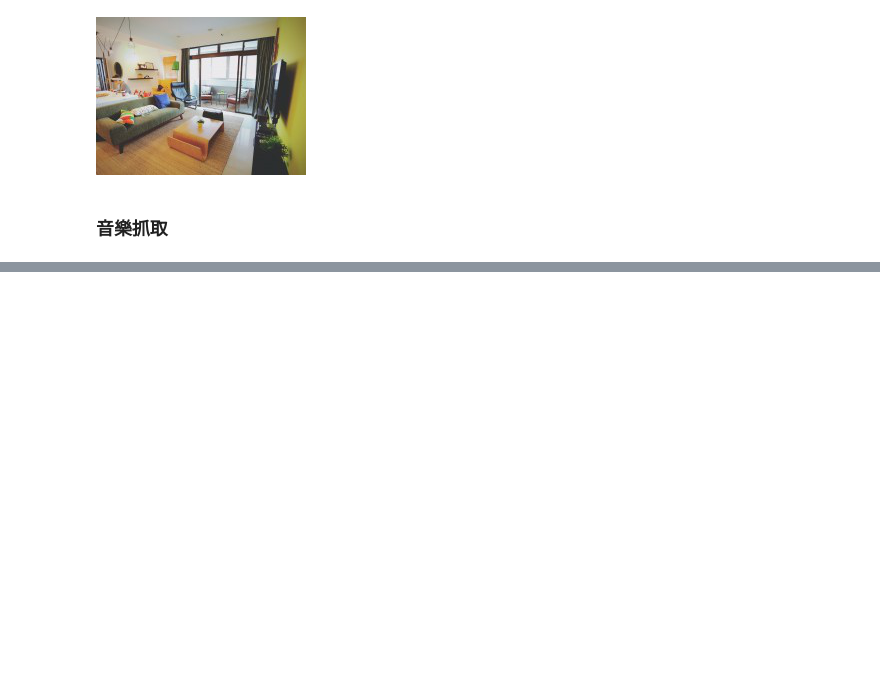
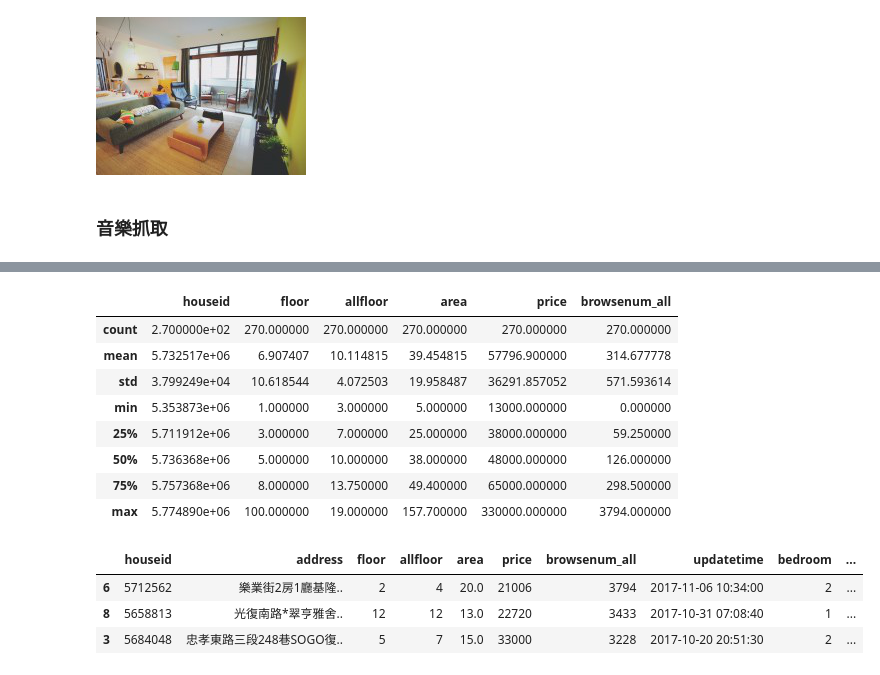
Before and after one commit to ywchiu/fetnetpy, a Jupyter notebook: Demo20171108.ipynb, the cells around one changed output, grey strips where cells are left out. Saved outputs shown, nothing was run; the diff lists cells and outputs as text; code cells hidden in the pictures; blank space fills up the shorter version.

```diff
--- a/Demo20171108.ipynb
+++ b/Demo20171108.ipynb
@@ -116,0 +389,21 @@ with open('music.mp3', 'wb') as f:
+# %%
+import requests
+def normalizePrice(ele):
+    return int(ele.replace(',', ''))
+url = 'https://rent.591.com.tw/home/search/rsList?is_new_list=1&type=1&kind=1&searchtype=1&region=1&section=5&firstRow={}&totalRows=742'
+house_ary = []
+for i in range(0,24):
+    print(i)
+    #print(url.format(i * 30))
+    res = requests.get(url.format(i * 30), headers = headers)
+    jd = res.json()
+    df = pandas.DataFrame(jd['data']['data'])
+    df = df[['houseid','address', 'floor', 'allfloor', 'layout', 'area', 'price', 'browsenum_all', 'updatetime']]
+    df['price'] = df['price'].map(normalizePrice)
+    df['updatetime'] = pandas.to_datetime(df['updatetime'], unit = 's')
+    df[['bedroom', 'living_room', 'bathroom']] = df['layout'].str.extract('(\d+)房(\d+)廳(\d+)衛')
+    del df['layout']
+    house_ary.append(df)
+# %%
+housedf = pandas.concat(house_ary)
+housedf.count()
@@ -116,0 +423,19 @@ with open('music.mp3', 'wb') as f:
+# %%
+housedf.describe()
+# %% [output]
+|  | houseid | floor | allfloor | area | price | browsenum_all |
+| count | 2.700000e+02 | 270.000000 | 270.000000 | 270.000000 | 270.000000 | 270.000000 |
+| mean | 5.732517e+06 | 6.907407 | 10.114815 | 39.454815 | 57796.900000 | 314.677778 |
+| std | 3.799249e+04 | 10.618544 | 4.072503 | 19.958487 | 36291.857052 | 571.593614 |
+| min | 5.353873e+06 | 1.000000 | 3.000000 | 5.000000 | 13000.000000 | 0.000000 |
+| 25% | 5.711912e+06 | 3.000000 | 7.000000 | 25.000000 | 38000.000000 | 59.250000 |
+| 50% | 5.736368e+06 | 5.000000 | 10.000000 | 38.000000 | 48000.000000 | 126.000000 |
+| 75% | 5.757368e+06 | 8.000000 | 13.750000 | 49.400000 | 65000.000000 | 298.500000 |
+| max | 5.774890e+06 | 100.000000 | 19.000000 | 157.700000 | 330000.000000 | 3794.000000 |
+# %%
+housedf.sort_values('browsenum_all', ascending=False).head(3)
+# %% [output]
+|  | houseid | address | floor | allfloor | area | price | browsenum_all | updatetime | bedroom | ... |
+| 6 | 5712562 | 樂業街2房1廳基隆.. | 2 | 4 | 20.0 | 21006 | 3794 | 2017-11-06 10:34:00 | 2 | ... |
+| 8 | 5658813 | 光復南路*翠亨雅舍.. | 12 | 12 | 13.0 | 22720 | 3433 | 2017-10-31 07:08:40 | 1 | ... |
+| 3 | 5684048 | 忠孝東路三段248巷SOGO復.. | 5 | 7 | 15.0 | 33000 | 3228 | 2017-10-20 20:51:30 | 2 | ... |
```
Also changed, not shown: parts of 33 cells of this notebook.
